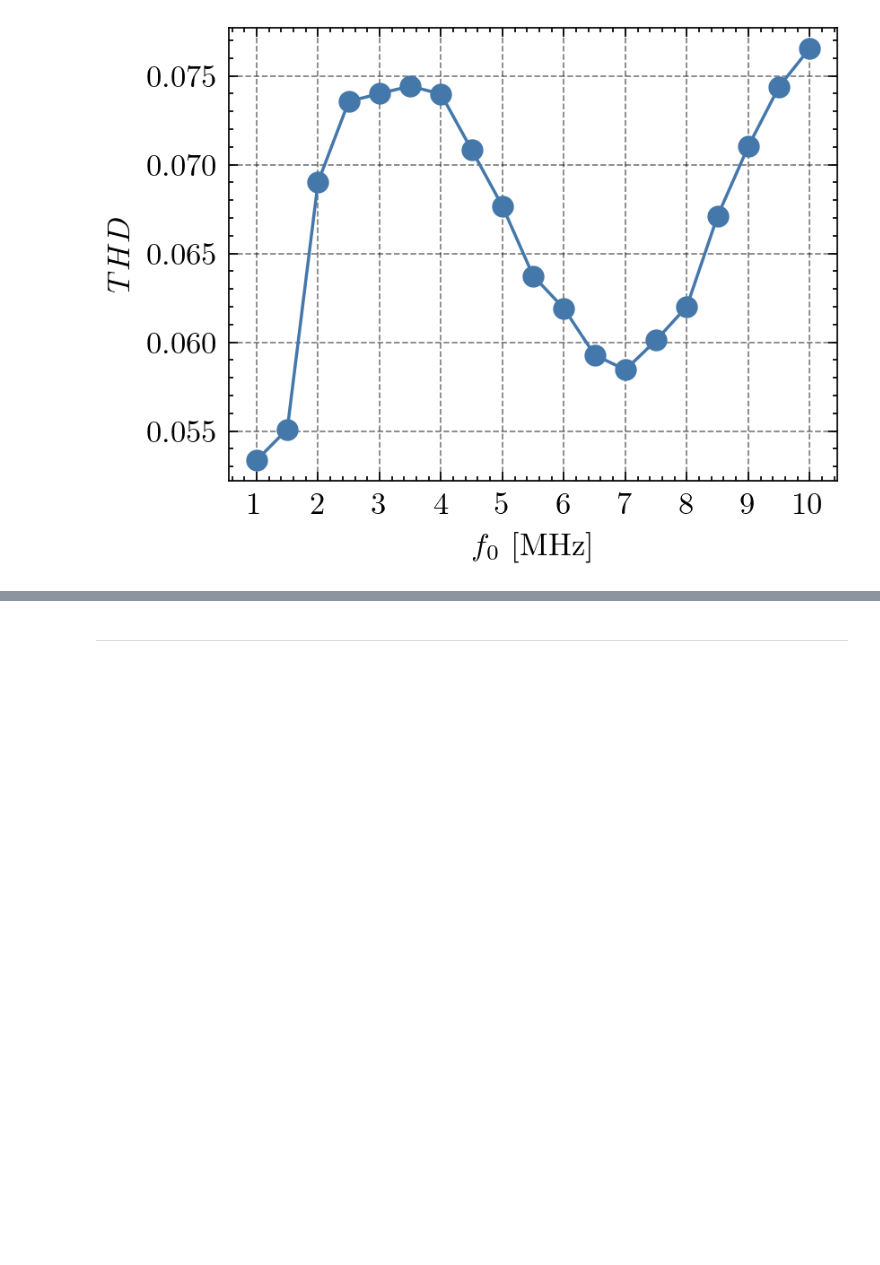
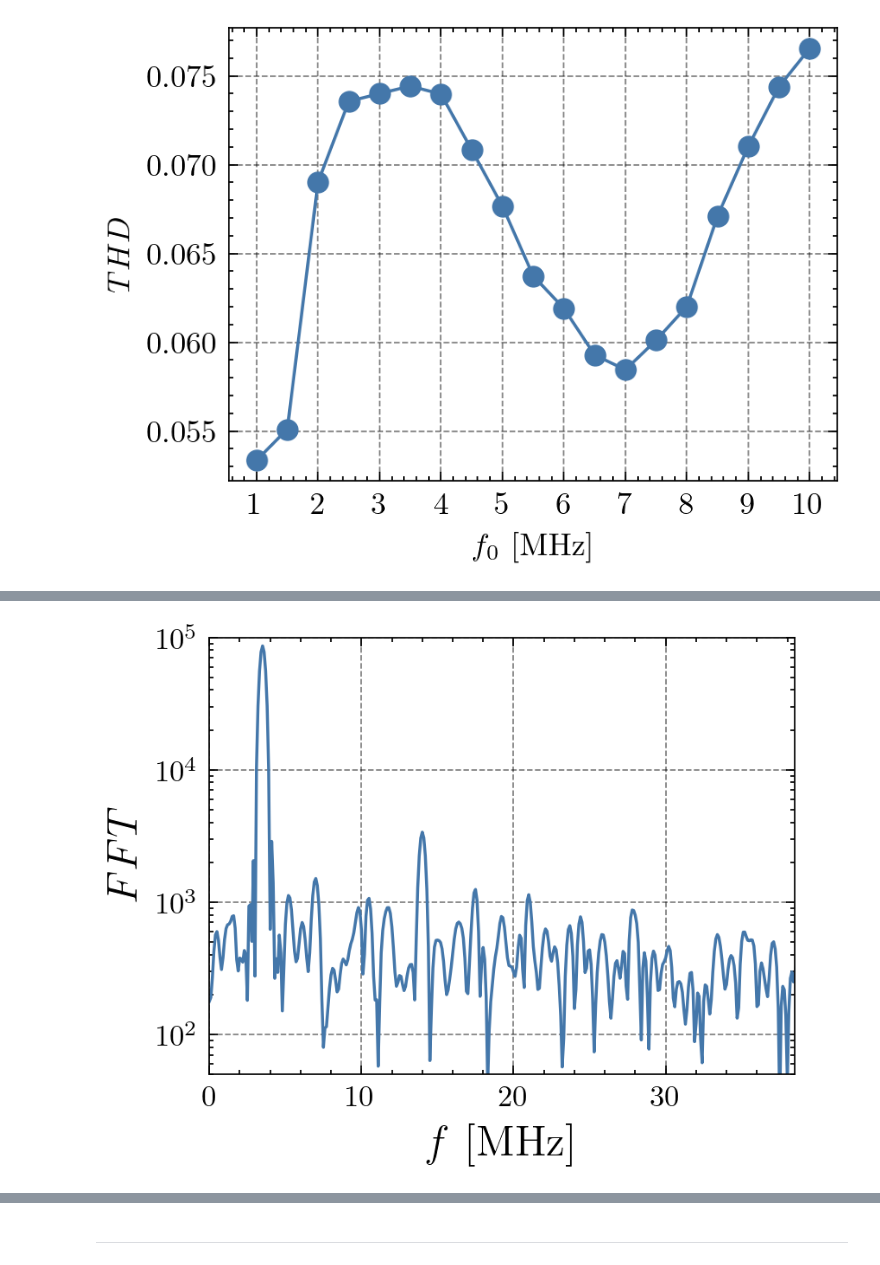
Before and after one commit to JonasMnsing/NanoNets, a Jupyter notebook: scripts/2_funding_period/WP2/wo_cable/ipynb/frequency.ipynb, the cells around one changed output, grey strips where cells are left out. Drawn from its saved outputs; the diff is of its cells as text; code cells hidden in the pictures; blank space fills up the shorter version.

```diff
--- a/scripts/2_funding_period/WP2/wo_cable/ipynb/frequency.ipynb
+++ b/scripts/2_funding_period/WP2/wo_cable/ipynb/frequency.ipynb
@@ -116,3 +116,31 @@ ax.set_xlabel('$f_0$ [MHz]')
 fig.savefig(f"../plots/thd.svg", transparent=True)
 # %% [output]
 [figure]
+# %%
+N_samples   = 100
+eq_steps    = 10000
+time_step   = 1e-10
+folder      = "/mnt/c/Users/jonas/Desktop/phd/data/2_funding_period/potential/wo_magic_cable/frequency_modulation/"
+dic_sample  = {i : pd.read_csv(f"{folder}Nx=9_Ny=9_Nz=1_Ne=8_{i}.csv").iloc[eq_steps:,:].reset_index(drop=True) for i in range(N_samples)}
+time_vals   = np.arange(len(dic_sample[0]))*time_step
+# %%
+f0  = 3.5*1e6
+n_p = 100000
+N_f = 5
+yff = []
+hss = []
+
+for i in range(N_samples):
+
+    y       = dic_sample[i]['Current'].values*1000
+    y       = y - np.mean(y)
+    xf, yf  = nanonets_utils.fft(signal=y, dt=time_step, n_padded=n_p)
+    hs      = nanonets_utils.harmonic_strength(signal=y, f0=f0, dt=time_step, N_f=N_f, n_padded=n_p)
+    yff.append(yf)
+    hss.append(hs)
+
+h_strength_sample   = pd.DataFrame(hss, columns=np.arange(2,N_f+2))
+thd_sample          = np.sqrt(np.sum(np.array(hss)**2, axis=1))
+min_sample          = np.argsort(thd_sample)[0]
+max_sample          = np.argsort(thd_sample)[-1]
+h_strength_sample
@@ -118,0 +161,17 @@ fig.savefig(f"../plots/thd.svg", transparent=True)
+# %%
+y_min   = 5e1
+y_max   = 1e5
+
+fig = plt.figure(dpi=250)
+ax  = fig.add_subplot()
+ax.plot(xf/1e6, yff[min_sample])
+
+ax.set_xlim(0,11*f0/1e6)
+ax.set_yscale('log')
+ax.set_ylim(y_min,y_max)
+ax.set_xlabel("$f$ [MHz]", fontsize='x-large')
+ax.set_ylabel("$FFT$", fontsize='x-large')
+
+fig.savefig(f"../plots/fft_min_sample.svg", transparent=True)
+# %% [output]
+[figure, added]
```
Also changed, not shown: parts of 11 cells of this notebook, 19 other files.
